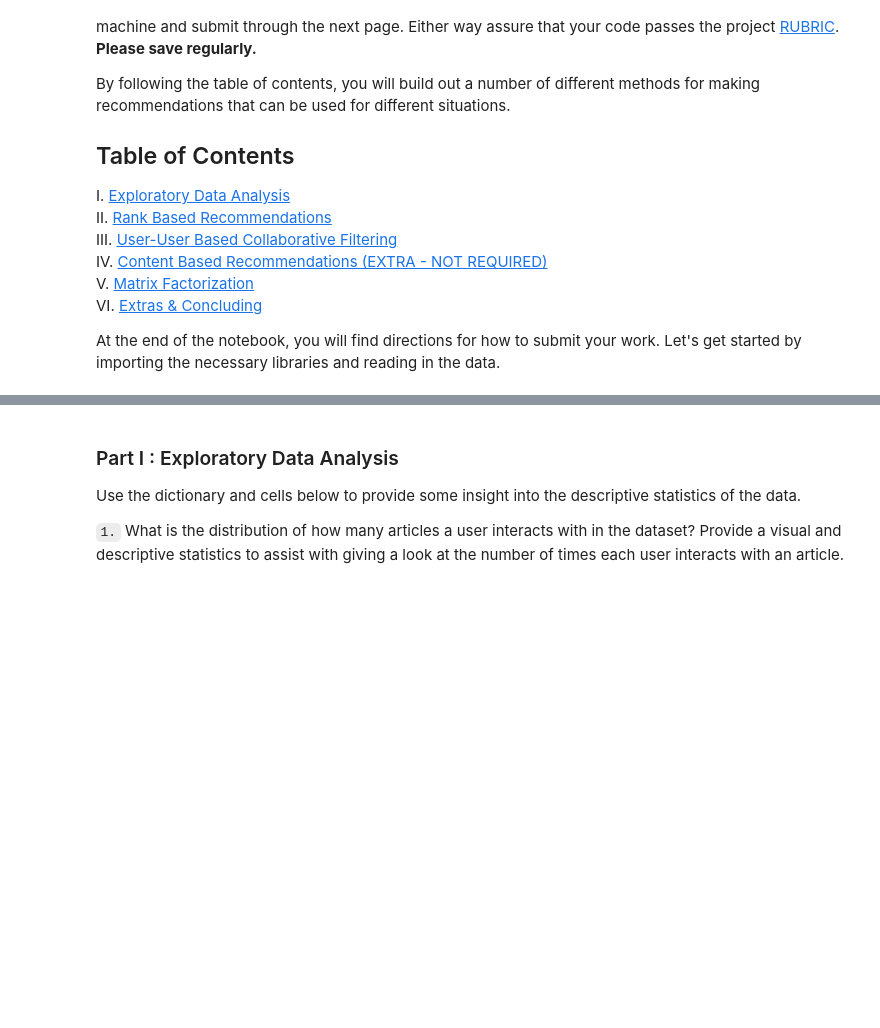
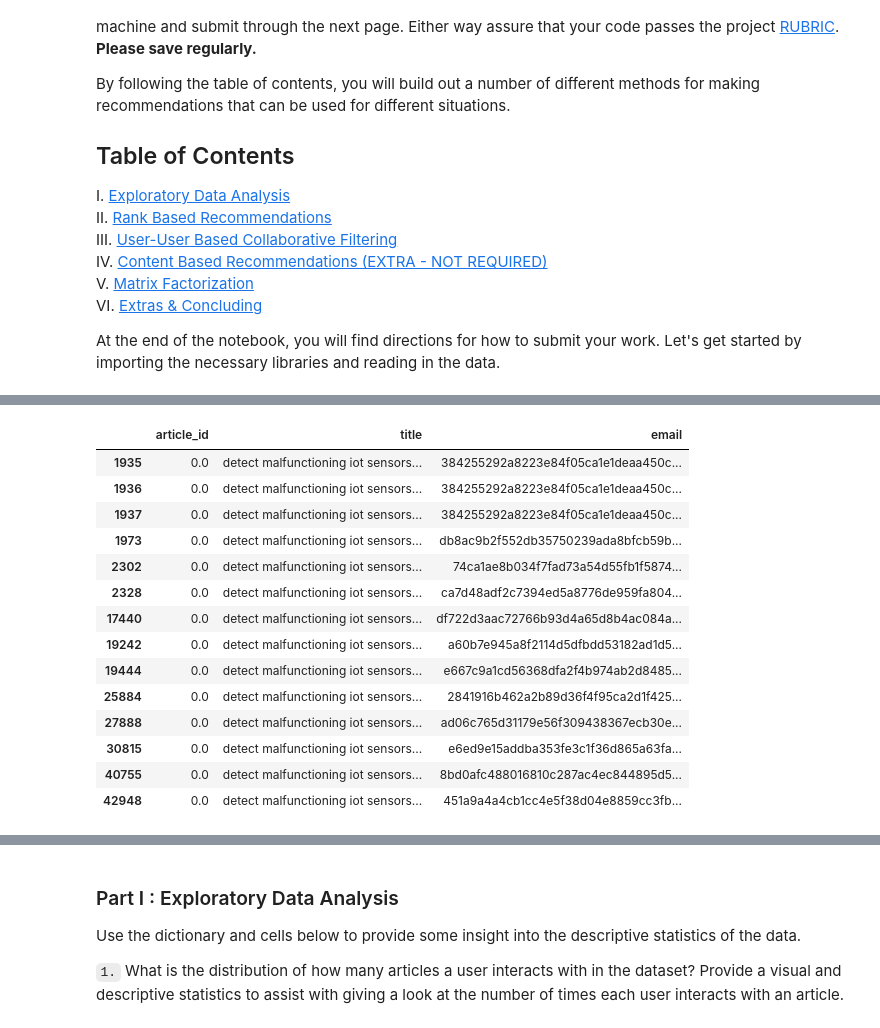
Before and after one commit to kylechenoO/Recommendations_with_IBM, a Jupyter notebook: Recommendations_with_IBM.ipynb, the cells around one changed output, grey strips where cells are left out. Cells and saved outputs as stored; diff of their text form; code cells hidden in the pictures; blank space fills up the shorter version.

```diff
--- a/Recommendations_with_IBM.ipynb
+++ b/Recommendations_with_IBM.ipynb
@@ -40,0 +55,20 @@ df_content.head()
+# %%
+## try relation
+df_content.iloc[0]['doc_full_name']
+df[df['article_id'] == 0]
+# %% [output]
+|  | article_id | title | email |
+| 1935 | 0.0 | detect malfunctioning iot sensors... | 384255292a8223e84f05ca1e1deaa450c... |
+| 1936 | 0.0 | detect malfunctioning iot sensors... | 384255292a8223e84f05ca1e1deaa450c... |
+| 1937 | 0.0 | detect malfunctioning iot sensors... | 384255292a8223e84f05ca1e1deaa450c... |
+| 1973 | 0.0 | detect malfunctioning iot sensors... | db8ac9b2f552db35750239ada8bfcb59b... |
+| 2302 | 0.0 | detect malfunctioning iot sensors... | 74ca1ae8b034f7fad73a54d55fb1f5874... |
+| 2328 | 0.0 | detect malfunctioning iot sensors... | ca7d48adf2c7394ed5a8776de959fa804... |
+| 17440 | 0.0 | detect malfunctioning iot sensors... | df722d3aac72766b93d4a65d8b4ac084a... |
+| 19242 | 0.0 | detect malfunctioning iot sensors... | a60b7e945a8f2114d5dfbdd53182ad1d5... |
+| 19444 | 0.0 | detect malfunctioning iot sensors... | e667c9a1cd56368dfa2f4b974ab2d8485... |
+| 25884 | 0.0 | detect malfunctioning iot sensors... | 2841916b462a2b89d36f4f95ca2d1f425... |
+| 27888 | 0.0 | detect malfunctioning iot sensors... | ad06c765d31179e56f309438367ecb30e... |
+| 30815 | 0.0 | detect malfunctioning iot sensors... | e6ed9e15addba353fe3c1f36d865a63fa... |
+| 40755 | 0.0 | detect malfunctioning iot sensors... | 8bd0afc488016810c287ac4ec844895d5... |
+| 42948 | 0.0 | detect malfunctioning iot sensors... | 451a9a4a4cb1cc4e5f38d04e8859cc3fb... |
```
Also changed, not shown: parts of 16 cells of this notebook.
